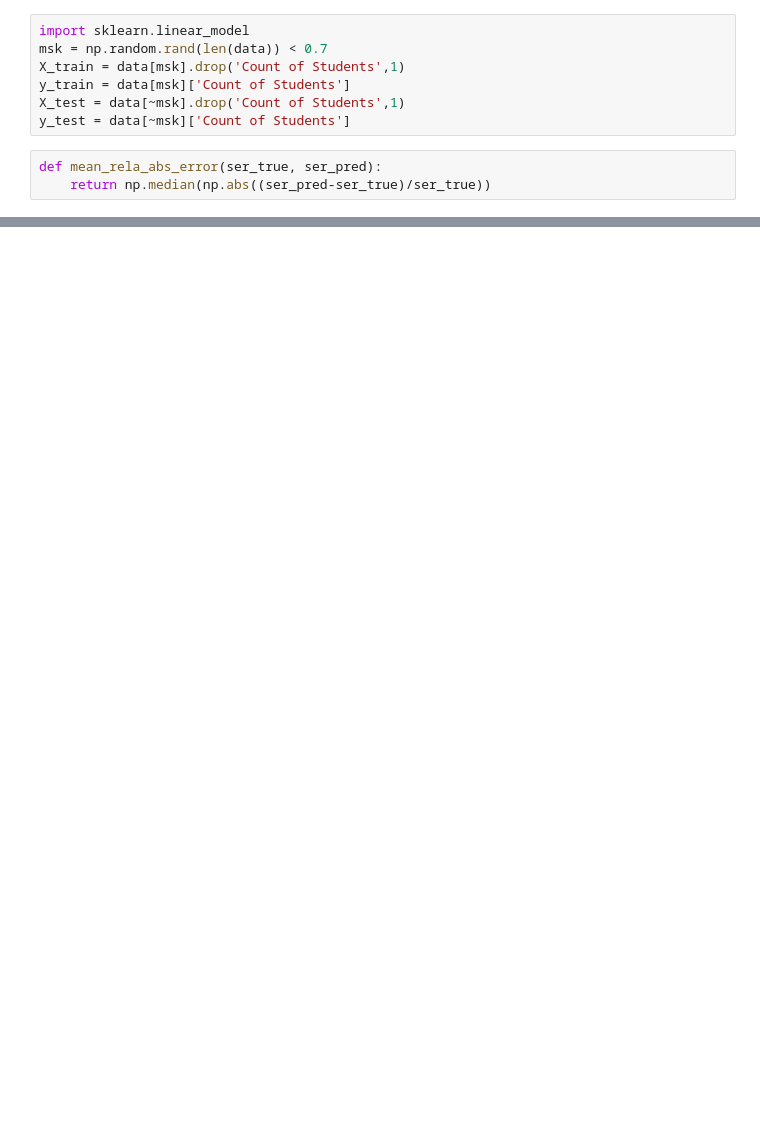
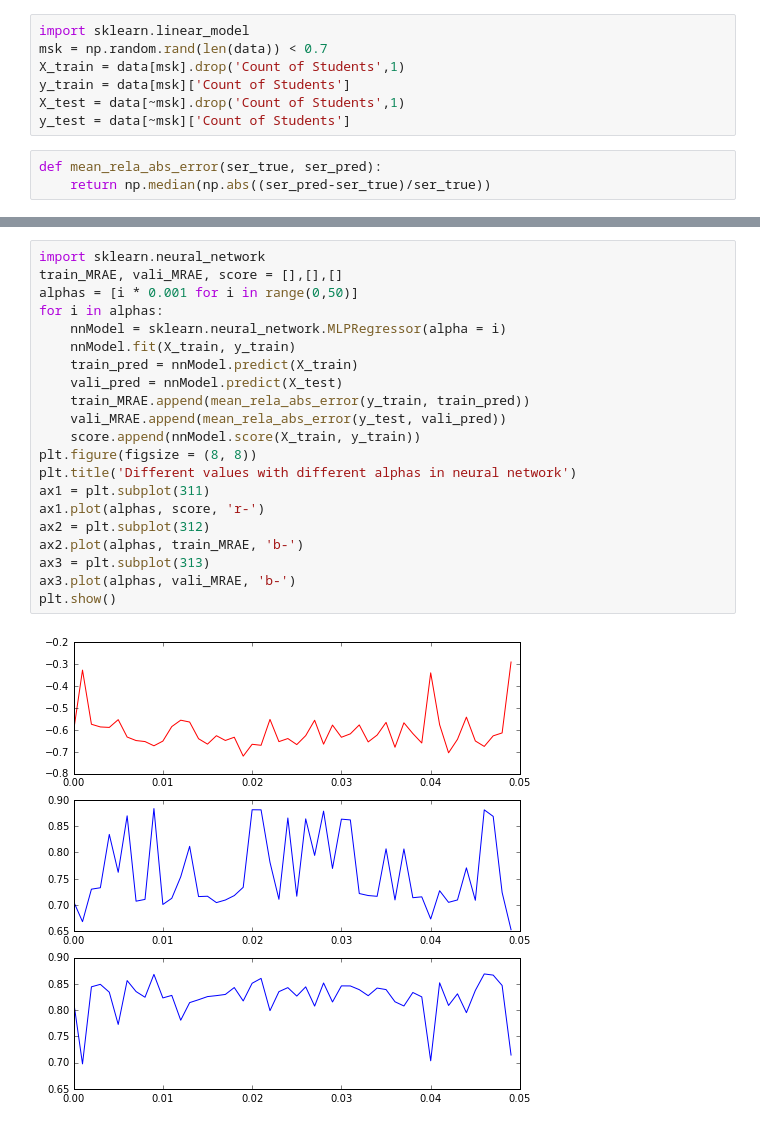
Before and after one commit to HaichaoWu/1001_project, a Jupyter notebook: Weitao/notebook_Weitao.ipynb, the cells around one changed output, grey strips where cells are left out. Cells and saved outputs as stored; diff of their text form; blank space fills up the shorter version.

```diff
--- a/Weitao/notebook_Weitao.ipynb
+++ b/Weitao/notebook_Weitao.ipynb
@@ -79,3 +70,26 @@ nnModel.score(X_train, y_train)
+# %%
+import sklearn.neural_network
+train_MRAE, vali_MRAE, score = [],[],[]
+alphas = [i * 0.001 for i in range(0,50)]
+for i in alphas:
+    nnModel = sklearn.neural_network.MLPRegressor(alpha = i)
+    nnModel.fit(X_train, y_train)
+    train_pred = nnModel.predict(X_train)
+    vali_pred = nnModel.predict(X_test)
+    train_MRAE.append(mean_rela_abs_error(y_train, train_pred))
+    vali_MRAE.append(mean_rela_abs_error(y_test, vali_pred))
+    score.append(nnModel.score(X_train, y_train))
+plt.figure(figsize = (8, 8))
+plt.title('Different values with different alphas in neural network')
+ax1 = plt.subplot(311)
+ax1.plot(alphas, score, 'r-')
+ax2 = plt.subplot(312)
+ax2.plot(alphas, train_MRAE, 'b-')
+ax3 = plt.subplot(313)
+ax3.plot(alphas, vali_MRAE, 'b-')
+plt.show()
+# %% [output]
+[figure, added]
 # %%
 import sklearn.neighbors
 kModel = sklearn.neighbors.KNeighborsRegressor()
```
Also changed, not shown: parts of 32 cells of this notebook.
